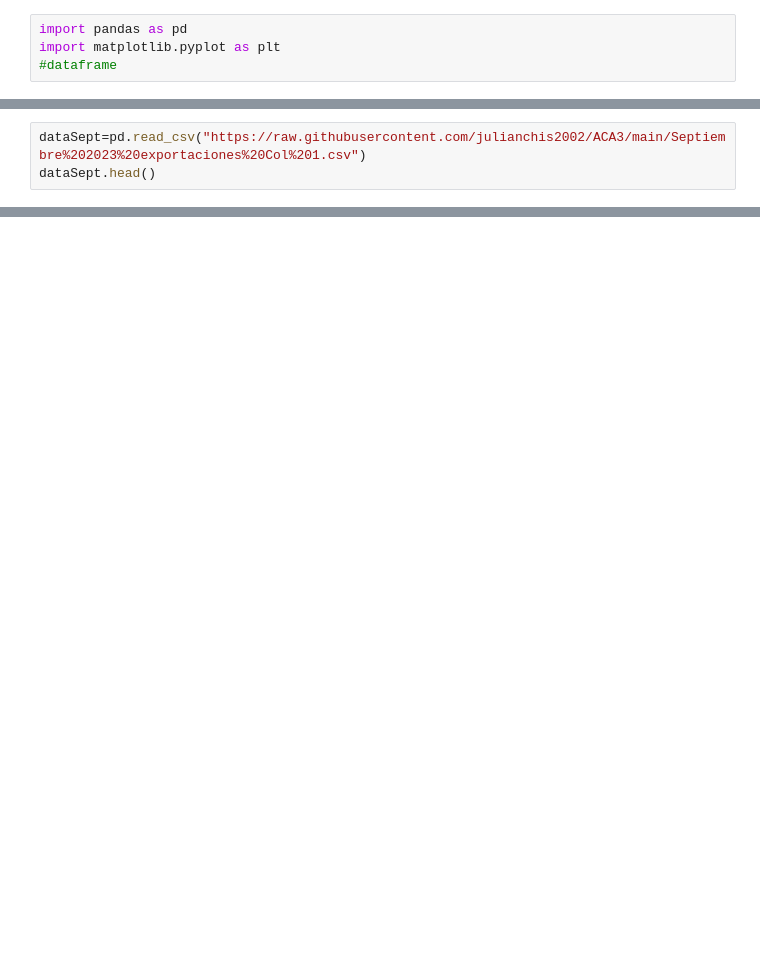
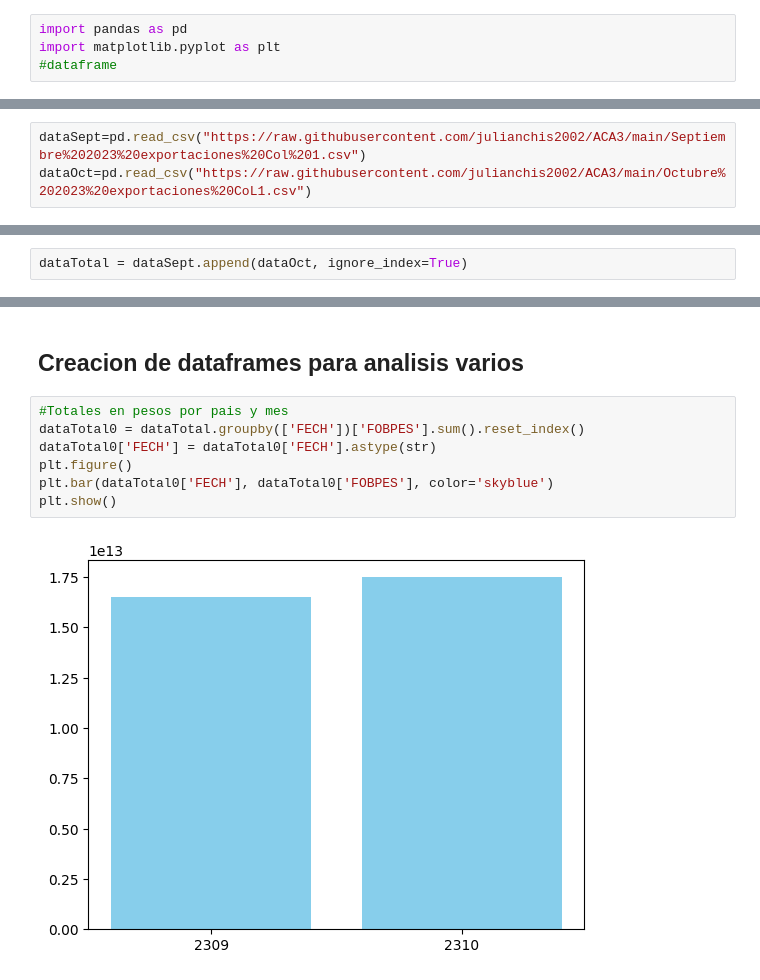
Before and after one commit to julianchis2002/ACA3, a Jupyter notebook: ACA3.ipynb, the cells around one changed output, grey strips where cells are left out. Drawn from its saved outputs; the diff is of its cells as text; blank space fills up the shorter version.

```diff
--- a/ACA3.ipynb
+++ b/ACA3.ipynb
@@ -7,3 +11,3 @@ import matplotlib.pyplot as plt
 # %%
 dataSept=pd.read_csv("https://raw.githubusercontent.com/julianchis2002/ACA3/main/Septiembre%202023%20exportaciones%20Col%201.csv")
-dataSept.head()
+dataOct=pd.read_csv("https://raw.githubusercontent.com/julianchis2002/ACA3/main/Octubre%202023%20exportaciones%20CoL1.csv")
@@ -18 +58,3 @@ dataSept.head()
+# %%
+dataTotal = dataSept.append(dataOct, ignore_index=True)
 # %%
@@ -174,0 +120,11 @@ print(resultados_filtrados)
+# %% [markdown]
+## Creacion de dataframes para analisis varios
+# %%
+#Totales en pesos por pais y mes
+dataTotal0 = dataTotal.groupby(['FECH'])['FOBPES'].sum().reset_index()
+dataTotal0['FECH'] = dataTotal0['FECH'].astype(str)
+plt.figure()
+plt.bar(dataTotal0['FECH'], dataTotal0['FOBPES'], color='skyblue')
+plt.show()
+# %% [output]
+[figure, added]
```
Also changed, not shown: parts of 27 cells of this notebook.
